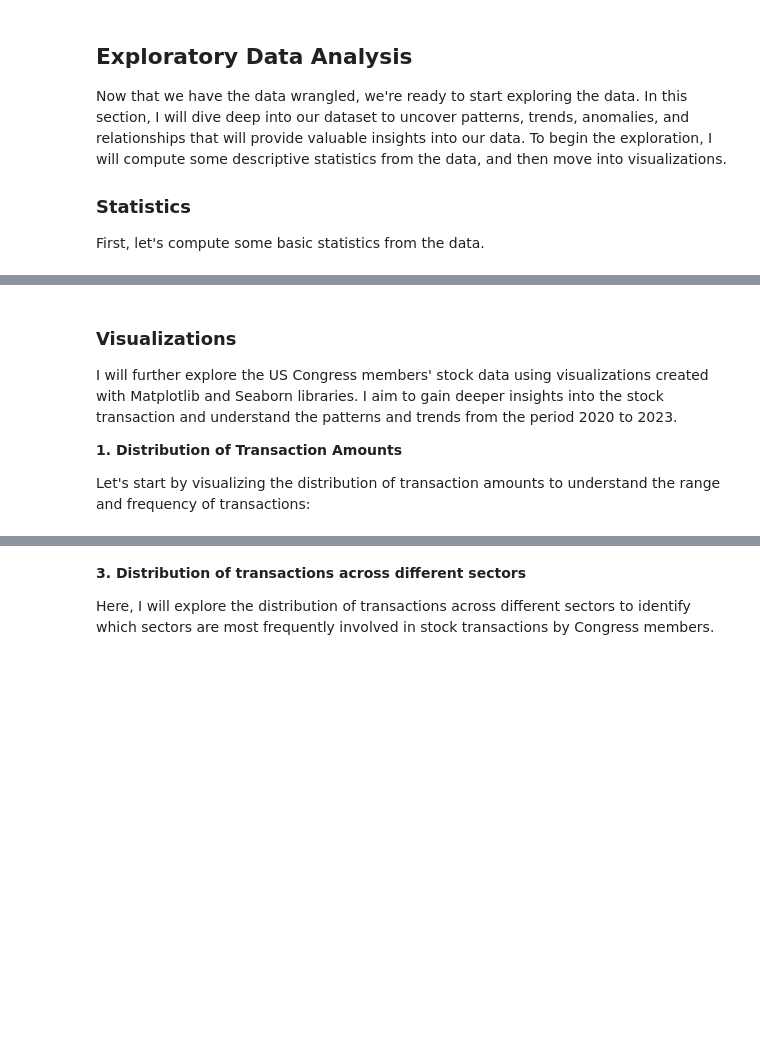
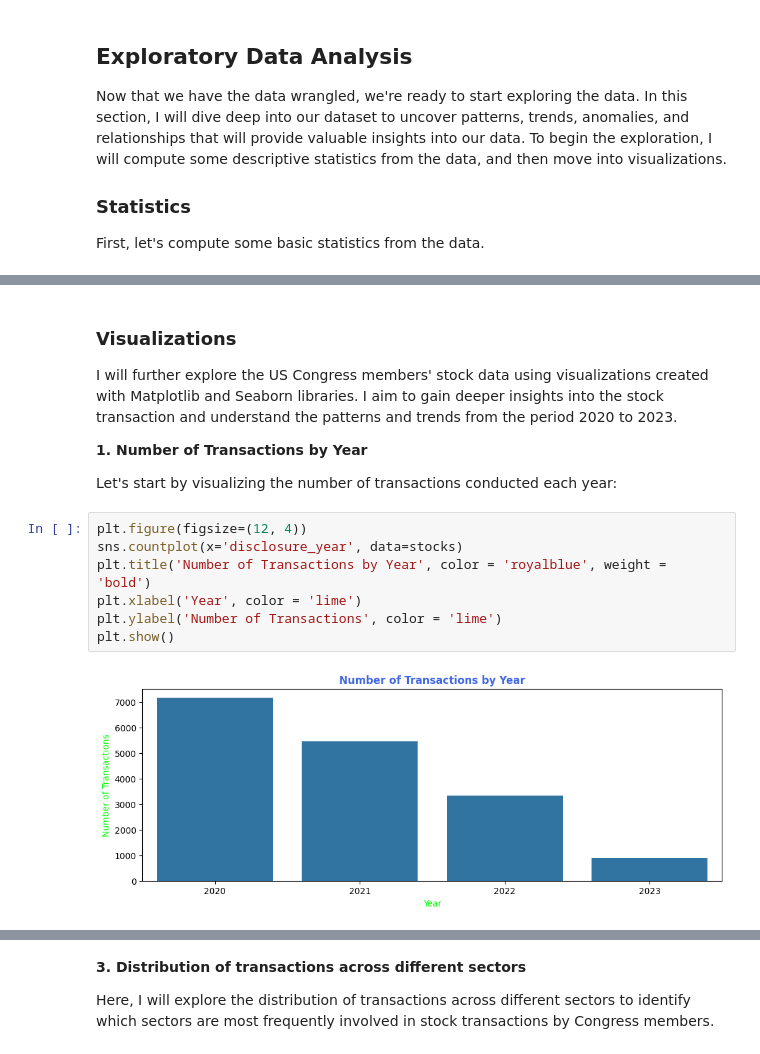
Before and after one commit to tobuya/exploratory-data-analysis, a Jupyter notebook: stocks/stocks.ipynb, the cells around one changed output, grey strips where cells are left out. Drawn from its saved outputs; the diff is of its cells as text; blank space fills up the shorter version.

```diff
--- a/stocks/stocks.ipynb
+++ b/stocks/stocks.ipynb
@@ -228,6 +275,15 @@ Republican    6540     11   $1,001 - $15,000  3649
 
 I will further explore the US Congress members' stock data using visualizations created with Matplotlib and Seaborn libraries. I aim to gain deeper insights into the stock transaction and understand the patterns and trends from the period 2020 to 2023.
 
-**1. Distribution of Transaction Amounts**
+**1. Number of Transactions by Year**
 
-Let's start by visualizing the distribution of transaction amounts to understand the range and frequency of transactions:
+Let's start by visualizing the number of transactions conducted each year:
+# %%
+plt.figure(figsize=(12, 4))
+sns.countplot(x='disclosure_year', data=stocks)
+plt.title('Number of Transactions by Year', color = 'royalblue', weight = 'bold')
+plt.xlabel('Year', color = 'lime')
+plt.ylabel('Number of Transactions', color = 'lime')
+plt.show()
+# %% [output]
+[figure, added]
```
Also changed, not shown: parts of 27 cells of this notebook.
